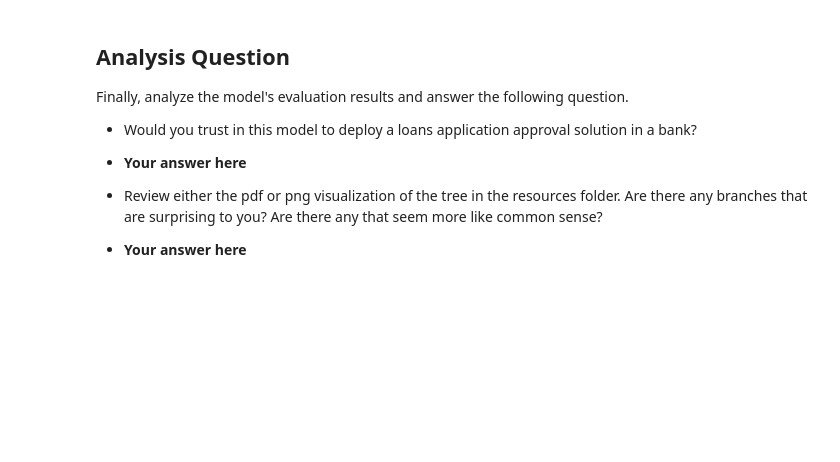
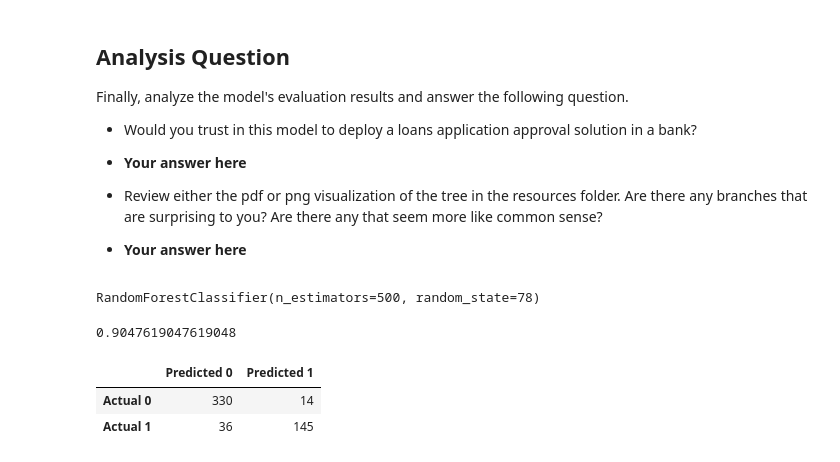
Before and after one commit to AbisolaOlakanmi/Supervised_Fraud-challenge, a Jupyter notebook: predict_fraud.ipynb, the cells around one changed output. Drawn from its saved outputs; the diff is of its cells as text; code cells hidden in the pictures; blank space fills up the shorter version.

```diff
--- a/predict_fraud.ipynb
+++ b/predict_fraud.ipynb
@@ -153,0 +156,23 @@ Finally, analyze the model's evaluation results and answer the following questio
+# %%
+model = RandomForestClassifier(n_estimators=500, random_state=78)
+# %%
+model.fit(X_train_scaled, y_train)
+# %% [output]
+RandomForestClassifier(n_estimators=500, random_state=78)
+# %%
+predictions = model.predict(X_test_scaled)
+# %%
+# Calculating the confusion matrix
+cm = confusion_matrix(y_test, predictions)
+cm_df = pd.DataFrame(
+    cm, index=["Actual 0", "Actual 1"], columns=["Predicted 0", "Predicted 1"]
+)
+# %%
+# Calculating the accuracy score
+print(accuracy_score(y_test, predictions))
+cm_df.head()
+# %% [output]
+0.9047619047619048
+|  | Predicted 0 | Predicted 1 |
+| Actual 0 | 330 | 14 |
+| Actual 1 | 36 | 145 |
```
Also changed, not shown: parts of 2 cells of this notebook.
